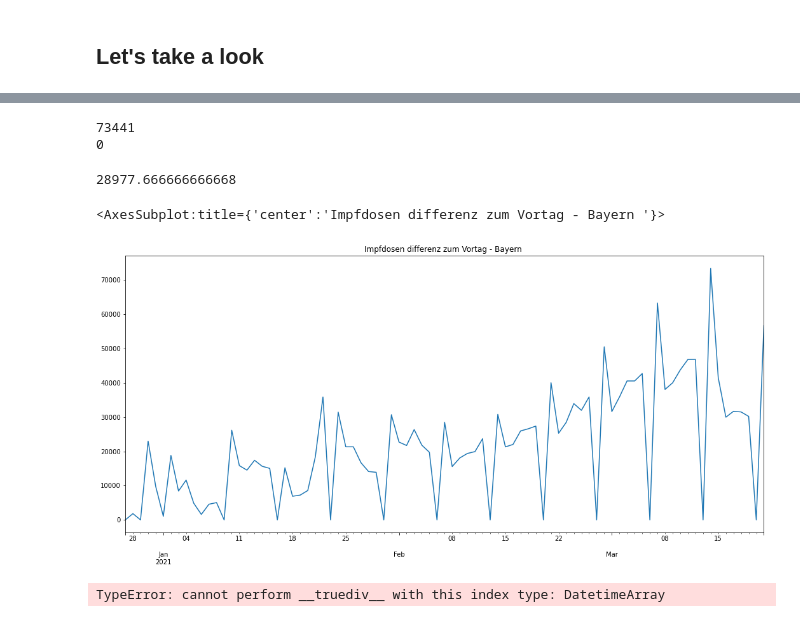
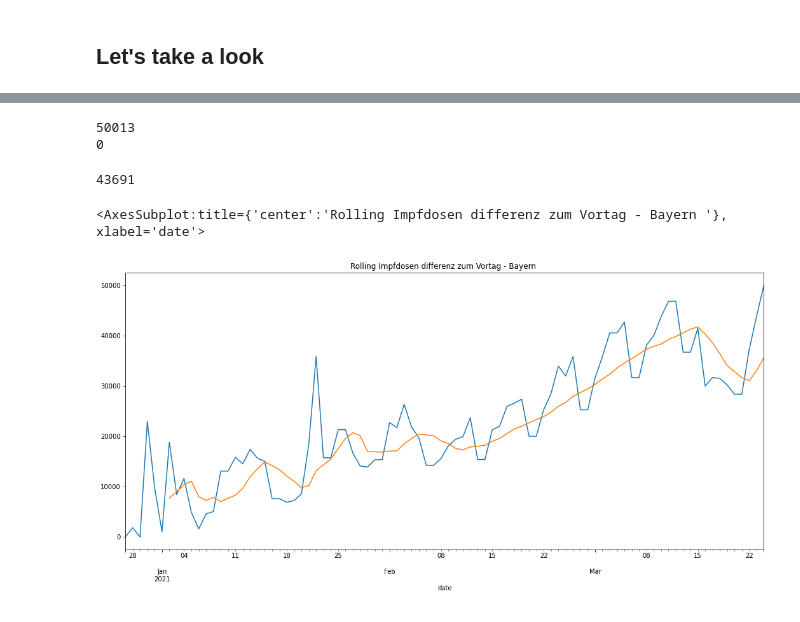
Before and after one commit to lor-enz/covid-science, a Jupyter notebook: vac.ipynb, the cells around one changed output, grey strips where cells are left out. Drawn from its saved outputs; the diff is of its cells as text; code cells hidden in the pictures.

```diff
--- a/vac.ipynb
+++ b/vac.ipynb
@@ -148,21 +229,17 @@ df['dosen_kumulativ'].plot.bar(figsize=(18,8), title='Impfungen Bayern')
 # %%
-print(df['dosen_kumulativ_differenz_zum_vortag'].max())
-print(df['dosen_kumulativ_differenz_zum_vortag'].min())
+print(df['vortag_dosen_dif'].max())
+print(df['vortag_dosen_dif'].min())
 # %% [output]
-73441
+50013
 0
 # %%
-df.tail(3)['dosen_kumulativ_differenz_zum_vortag'].values.mean()
+int(df.tail(3)['vortag_dosen_dif'].values.mean())
 # %% [output]
-28977.666666666668
+43691
-# %%
-import matplotlib.pyplot
-df['dosen_kumulativ_differenz_zum_vortag'].plot.line(figsize=(18,8), title='Impfdosen differenz zum Vortag - Bayern ')
-# %% [output]
-<AxesSubplot:title={'center':'Impfdosen differenz zum Vortag - Bayern '}>
-[figure, removed]
-# %%
-df.
-df.groupby(df.index / 3).mean()
-# %% [output]
-TypeError: cannot perform __truediv__ with this index type: DatetimeArray
+# %%
+df['rolling_vortag_dosen_dif'] = df.vortag_dosen_dif.rolling(7).mean()
+df.set_index('date')['vortag_dosen_dif'].plot.line(x='date', figsize=(18,8), title='Rolling Impfdosen differenz zum Vortag - Bayern ')
+df.set_index('date')['rolling_vortag_dosen_dif'].plot.line(x='date', figsize=(18,8), title='Rolling Impfdosen differenz zum Vortag - Bayern ')
+# %% [output]
+<AxesSubplot:title={'center':'Rolling Impfdosen differenz zum Vortag - Bayern '}, xlabel='date'>
+[figure, added]
```
Also changed, not shown: parts of 21 cells of this notebook.
